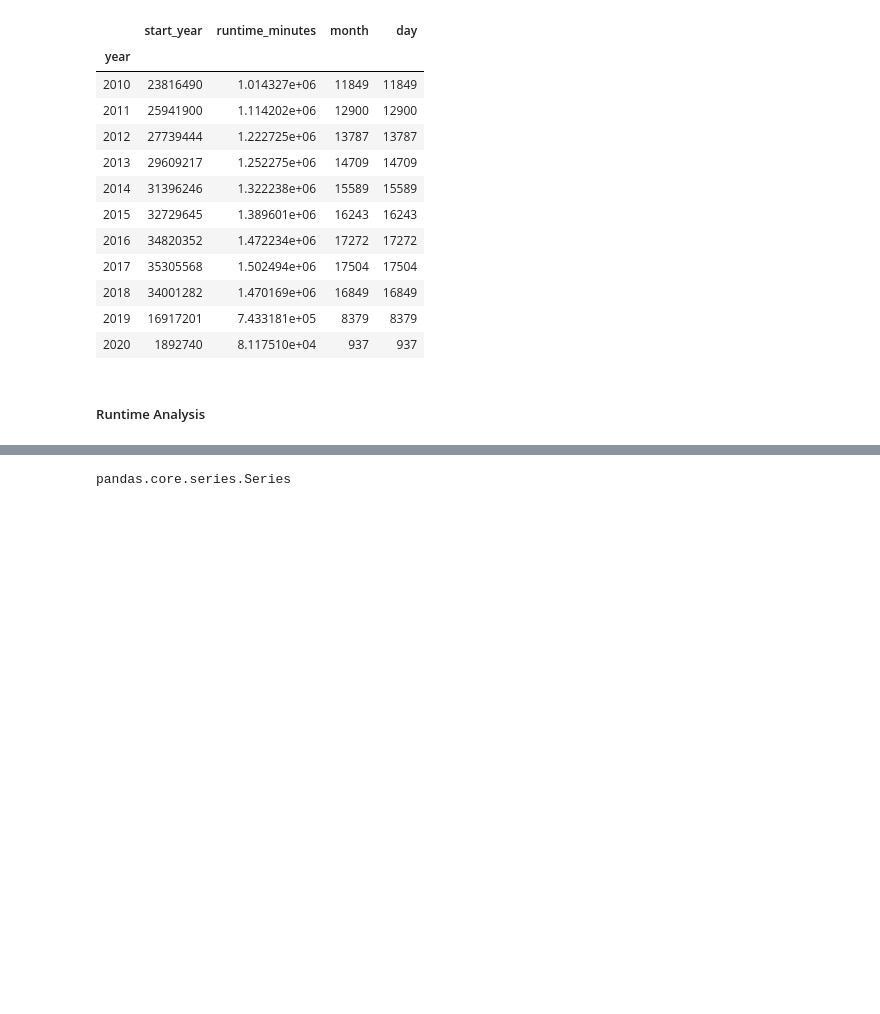
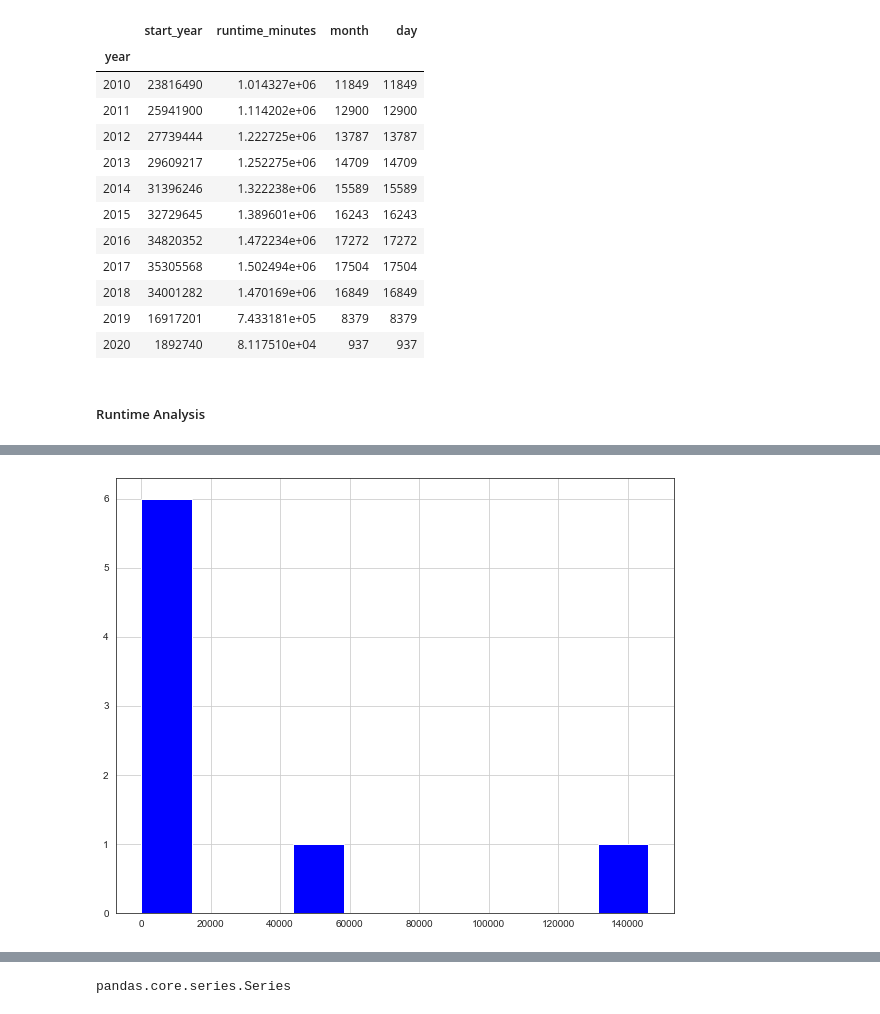
Before and after one commit to ksis1st/Project_MS_Studio, a Jupyter notebook: Project_MS_Studio.ipynb, the cells around one changed output, grey strips where cells are left out. Cells and saved outputs as stored; diff of their text form; code cells hidden in the pictures; blank space fills up the shorter version.

```diff
--- a/Project_MS_Studio.ipynb
+++ b/Project_MS_Studio.ipynb
@@ -1537,0 +1550,4 @@ imdb_r.describe().plot()
+# %%
+imdb_r['runtime_minutes'].describe().hist(color='Blue',figsize= (10,8));
+# %% [output]
+[figure, added]
```
Also changed, not shown: parts of 42 cells of this notebook, 10 other files.
